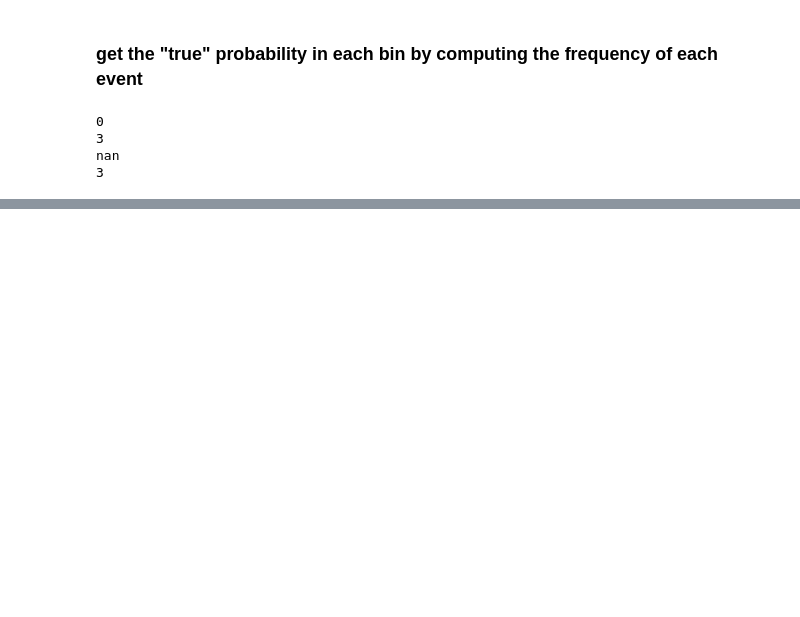
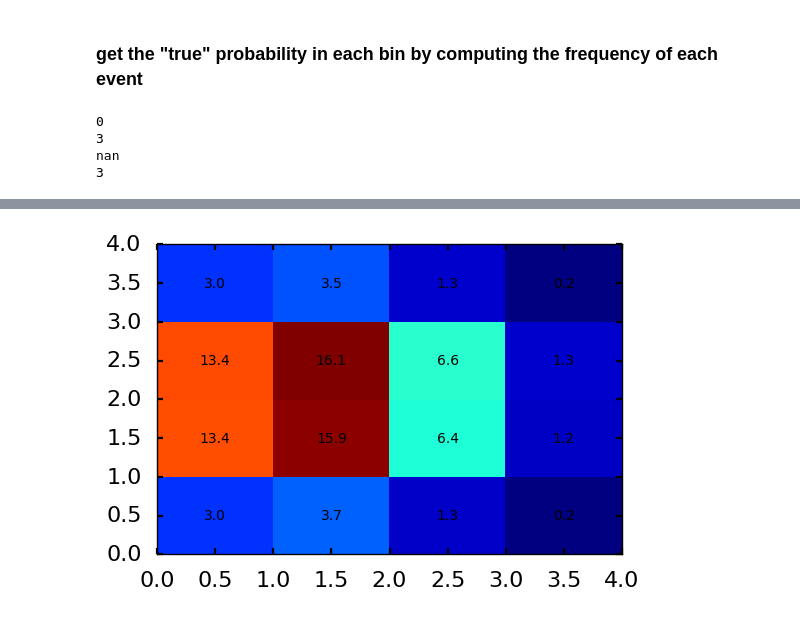
Before and after one commit to jandrejk/higgs_model_dep, a Jupyter notebook: ProjectionPlotsNjets2p5_usingTestSample.ipynb, the cells around one changed output, grey strips where cells are left out. Cells and saved outputs as stored; diff of their text form; code cells hidden in the pictures; blank space fills up the shorter version.

```diff
--- a/ProjectionPlotsNjets2p5_usingTestSample.ipynb
+++ b/ProjectionPlotsNjets2p5_usingTestSample.ipynb
@@ -128,0 +122,2 @@ df_test[['genJet2p5Pt0Bin','genJet2p5Pt0']][0:5]
+# %%
+norm = df_cat_5.shape[0]
@@ -128,0 +136,8 @@ df_test[['genJet2p5Pt0Bin','genJet2p5Pt0']][0:5]
+# %%
+def weighted_freq (df_name, column_name, equal_to, weight_name, norm) :
+    df = df_name#[df_name[column_name]==equal_to]
+
+    #print(df.shape[0])
+    w = df[weight_name]
+    #print(w)
+    return float(len(w)) / norm
@@ -128,0 +175,2 @@ df_test[['genJet2p5Pt0Bin','genJet2p5Pt0']][0:5]
+# %%
+gb_freq = df_cat_5.groupby(['genJet2p5Rapidity0Bin','genJet2p5Pt0Bin']).apply(weighted_freq,"recoNjets2p5Cat",0,'absweight',norm)
@@ -128,0 +181,4 @@ df_test[['genJet2p5Pt0Bin','genJet2p5Pt0']][0:5]
+# %%
+effPlotNjets(gb_freq)
+# %% [output]
+[figure, added]
```
Also changed, not shown: parts of 12 cells of this notebook.
